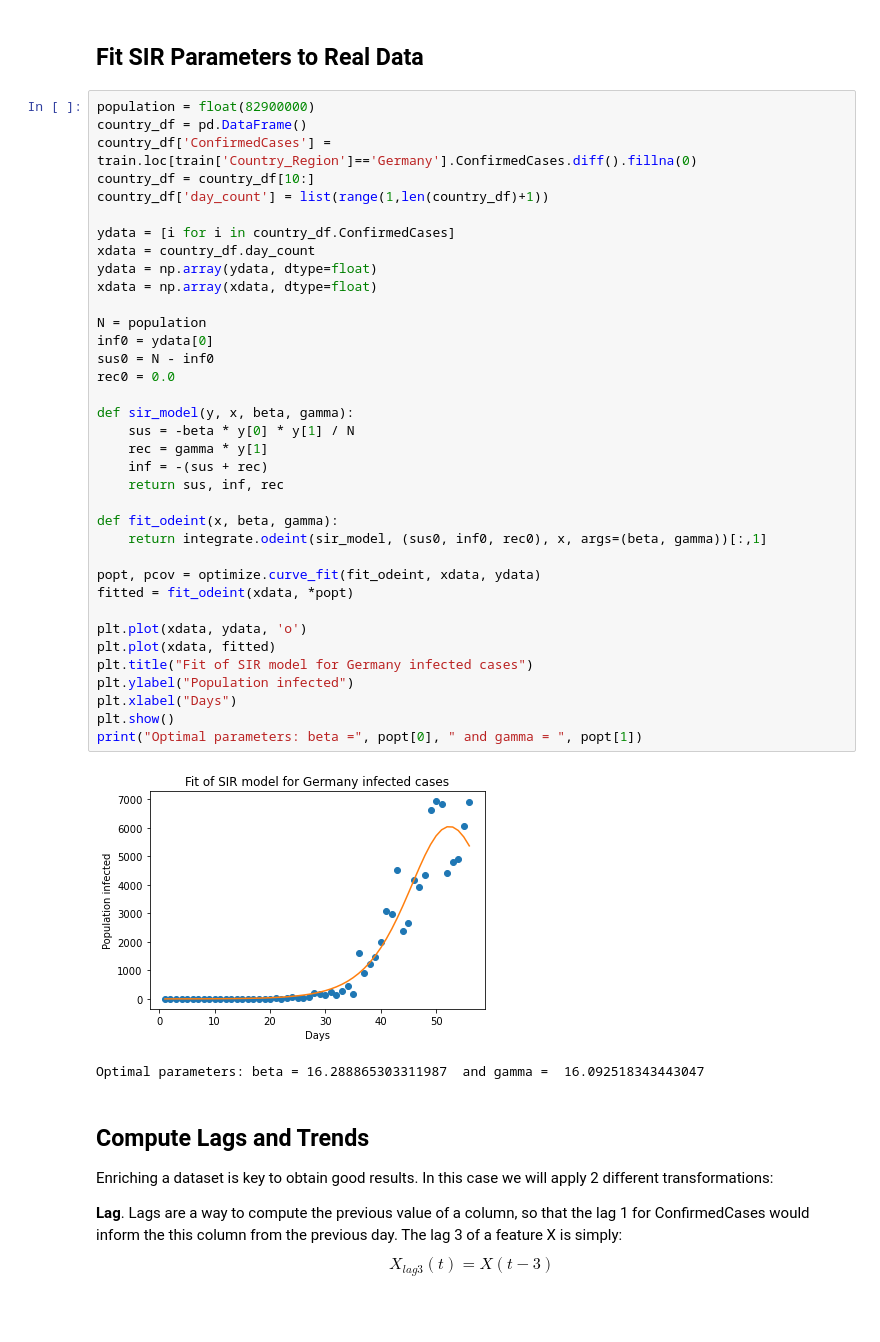
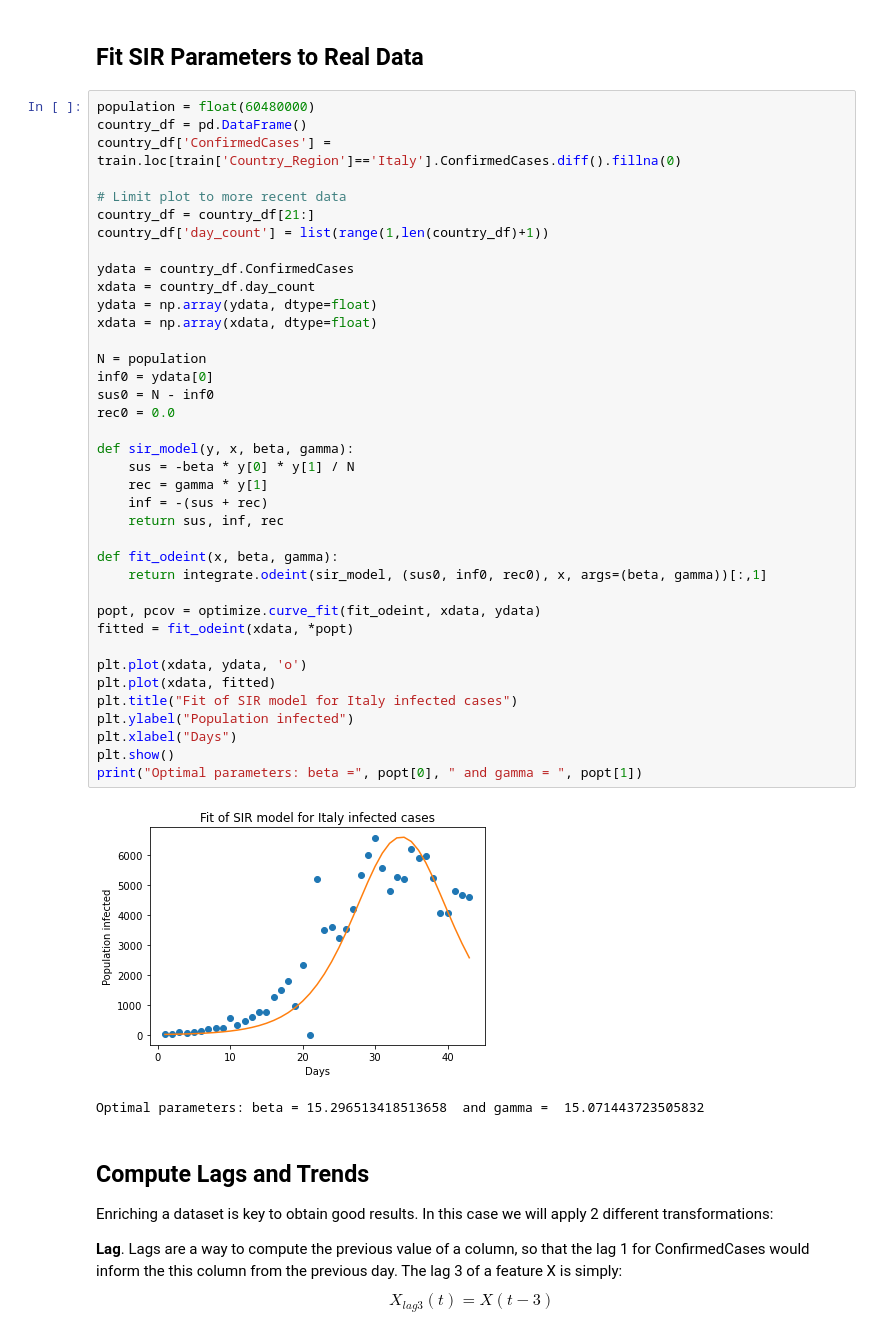
Before and after one commit to rdcolema/covid19-tracking, a Jupyter notebook: covid_modeling.ipynb, the cells around one changed output. Drawn from its saved outputs; the diff is of its cells as text.

```diff
--- a/covid_modeling.ipynb
+++ b/covid_modeling.ipynb
@@ -207,44 +205,46 @@ plt.show()
 # %% [markdown]
 ## Fit SIR Parameters to Real Data
 # %%
-population = float(82900000)
+population = float(60480000)
 country_df = pd.DataFrame()
-country_df['ConfirmedCases'] = train.loc[train['Country_Region']=='Germany'].ConfirmedCases.diff().fillna(0)
-country_df = country_df[10:]
+country_df['ConfirmedCases'] = train.loc[train['Country_Region']=='Italy'].ConfirmedCases.diff().fillna(0)
+
+# Limit plot to more recent data
+country_df = country_df[21:]
 country_df['day_count'] = list(range(1,len(country_df)+1))
 
-ydata = [i for i in country_df.ConfirmedCases]
+ydata = country_df.ConfirmedCases
 xdata = country_df.day_count
 ydata = np.array(ydata, dtype=float)
 xdata = np.array(xdata, dtype=float)
 
 N = population
 inf0 = ydata[0]
 sus0 = N - inf0
 rec0 = 0.0
 
 def sir_model(y, x, beta, gamma):
     sus = -beta * y[0] * y[1] / N
     rec = gamma * y[1]
     inf = -(sus + rec)
     return sus, inf, rec
 
 def fit_odeint(x, beta, gamma):
     return integrate.odeint(sir_model, (sus0, inf0, rec0), x, args=(beta, gamma))[:,1]
 
 popt, pcov = optimize.curve_fit(fit_odeint, xdata, ydata)
 fitted = fit_odeint(xdata, *popt)
 
 plt.plot(xdata, ydata, 'o')
 plt.plot(xdata, fitted)
-plt.title("Fit of SIR model for Germany infected cases")
+plt.title("Fit of SIR model for Italy infected cases")
 plt.ylabel("Population infected")
 plt.xlabel("Days")
 plt.show()
 print("Optimal parameters: beta =", popt[0], " and gamma = ", popt[1])
 # %% [output]
-[figure, old version]
+[figure, new version]
-Optimal parameters: beta = 16.288865303311987  and gamma =  16.092518343443047
+Optimal parameters: beta = 15.296513418513658  and gamma =  15.071443723505832
 # %% [markdown]
 ## Compute Lags and Trends
 
```
Also changed, not shown: parts of 14 cells of this notebook, 2 other files.
